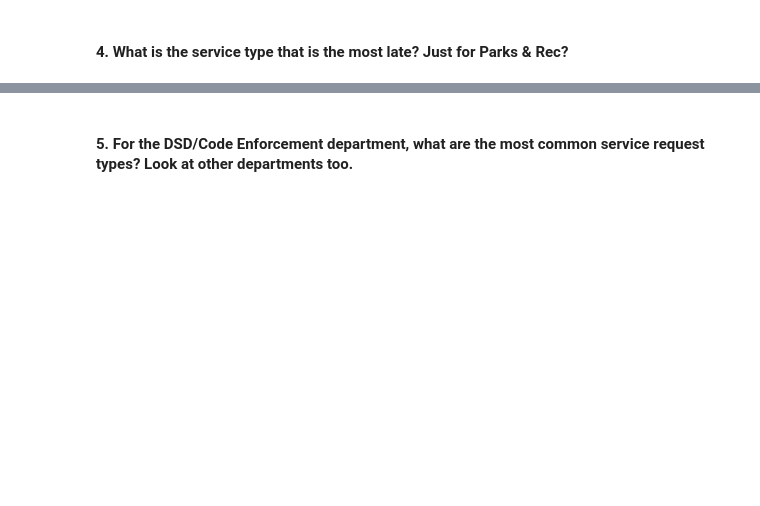
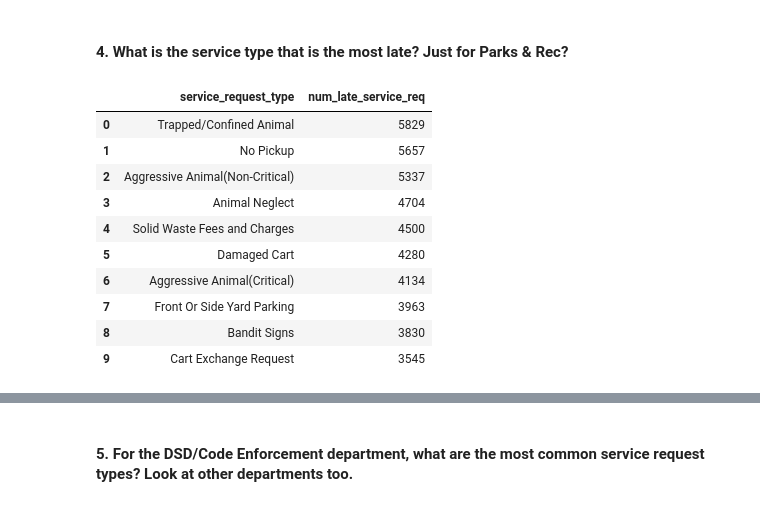
Before and after one commit to jeffakins/spark, a Jupyter notebook: explore.ipynb, the cells around one changed output, grey strips where cells are left out. Saved outputs shown, nothing was run; the diff lists cells and outputs as text; code cells hidden in the pictures; blank space fills up the shorter version.

```diff
--- a/explore.ipynb
+++ b/explore.ipynb
@@ -114,0 +175,14 @@ plt.show()
+# %%
+late_service
+# %% [output]
+|  | service_request_type | num_late_service_req |
+| 0 | Trapped/Confined Animal | 5829 |
+| 1 | No Pickup | 5657 |
+| 2 | Aggressive Animal(Non-Critical) | 5337 |
+| 3 | Animal Neglect | 4704 |
+| 4 | Solid Waste Fees and Charges | 4500 |
+| 5 | Damaged Cart | 4280 |
+| 6 | Aggressive Animal(Critical) | 4134 |
+| 7 | Front Or Side Yard Parking | 3963 |
+| 8 | Bandit Signs | 3830 |
+| 9 | Cart Exchange Request | 3545 |
```
Also changed, not shown: parts of 14 cells of this notebook.
